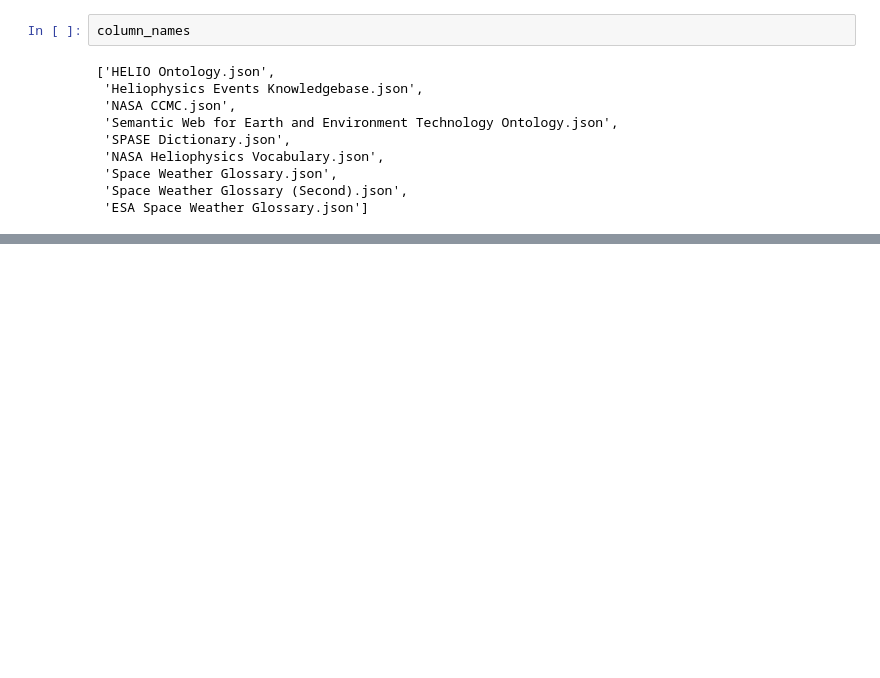
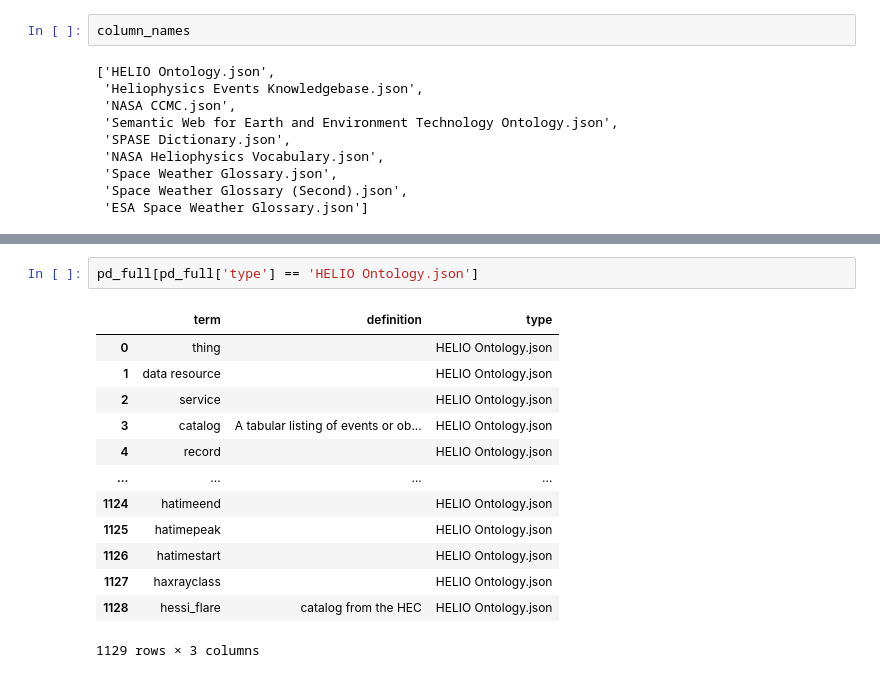
Before and after one commit to rmcgranaghan/Helio-KNOW, a Jupyter notebook: ADS_enrichment/Helio_dictionary_builder.ipynb, the cells around one changed output, grey strips where cells are left out. Drawn from its saved outputs; the diff is of its cells as text; blank space fills up the shorter version.

```diff
--- a/ADS_enrichment/Helio_dictionary_builder.ipynb
+++ b/ADS_enrichment/Helio_dictionary_builder.ipynb
@@ -196,0 +618,16 @@ update_csv(csv_name, term, column_names, defs_loop)
+# %%
+pd_full[pd_full['type'] == 'HELIO Ontology.json']
+# %% [output]
+|  | term | definition | type |
+| 0 | thing |  | HELIO Ontology.json |
+| 1 | data resource |  | HELIO Ontology.json |
+| 2 | service |  | HELIO Ontology.json |
+| 3 | catalog | A tabular listing of events or ob... | HELIO Ontology.json |
+| 4 | record |  | HELIO Ontology.json |
+| ... | ... | ... | ... |
+| 1124 | hatimeend |  | HELIO Ontology.json |
+| 1125 | hatimepeak |  | HELIO Ontology.json |
+| 1126 | hatimestart |  | HELIO Ontology.json |
+| 1127 | haxrayclass |  | HELIO Ontology.json |
+| 1128 | hessi_flare | catalog from the HEC | HELIO Ontology.json |
+1129 rows × 3 columns
```
Also changed, not shown: parts of 13 cells of this notebook, 8 other files.
